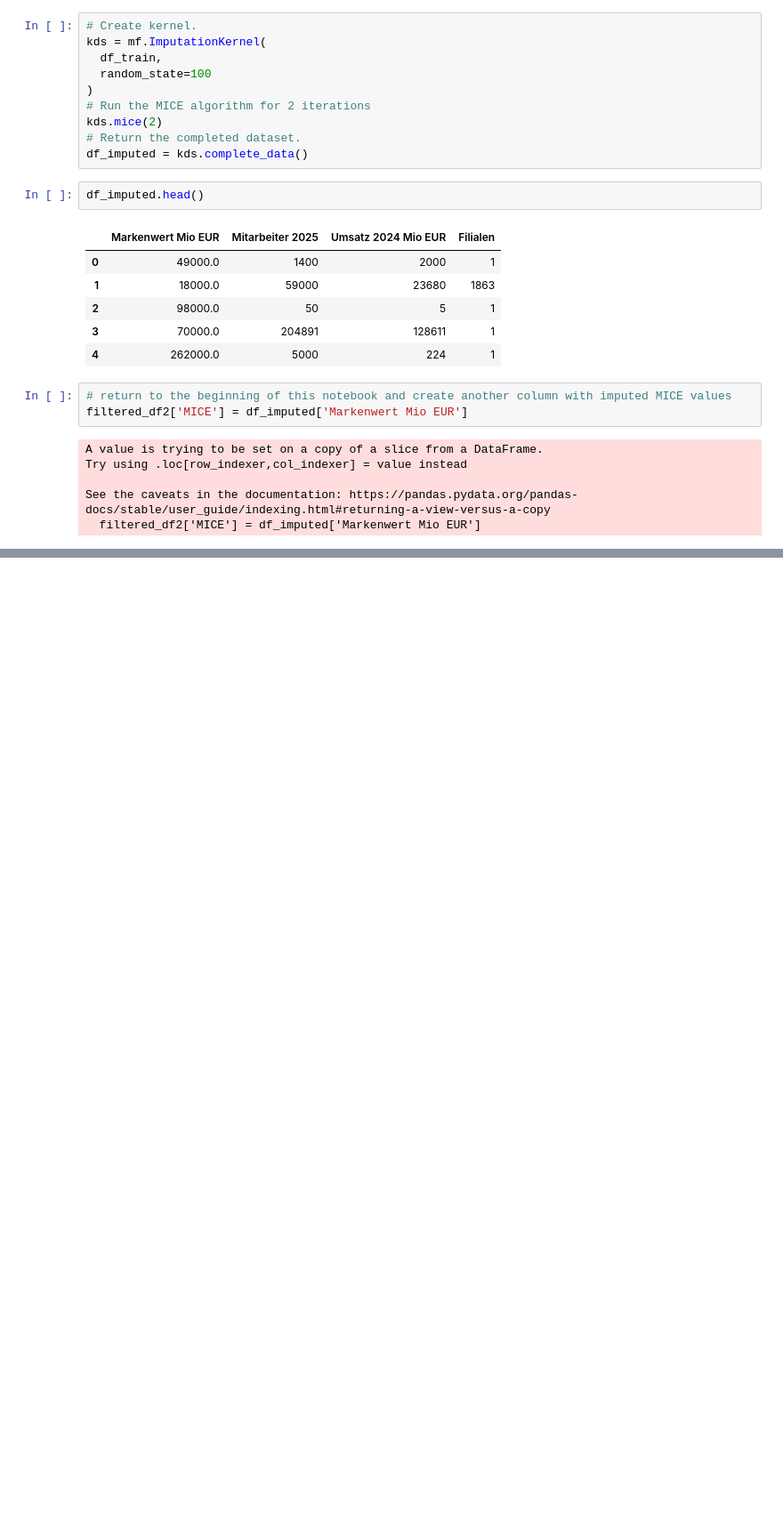
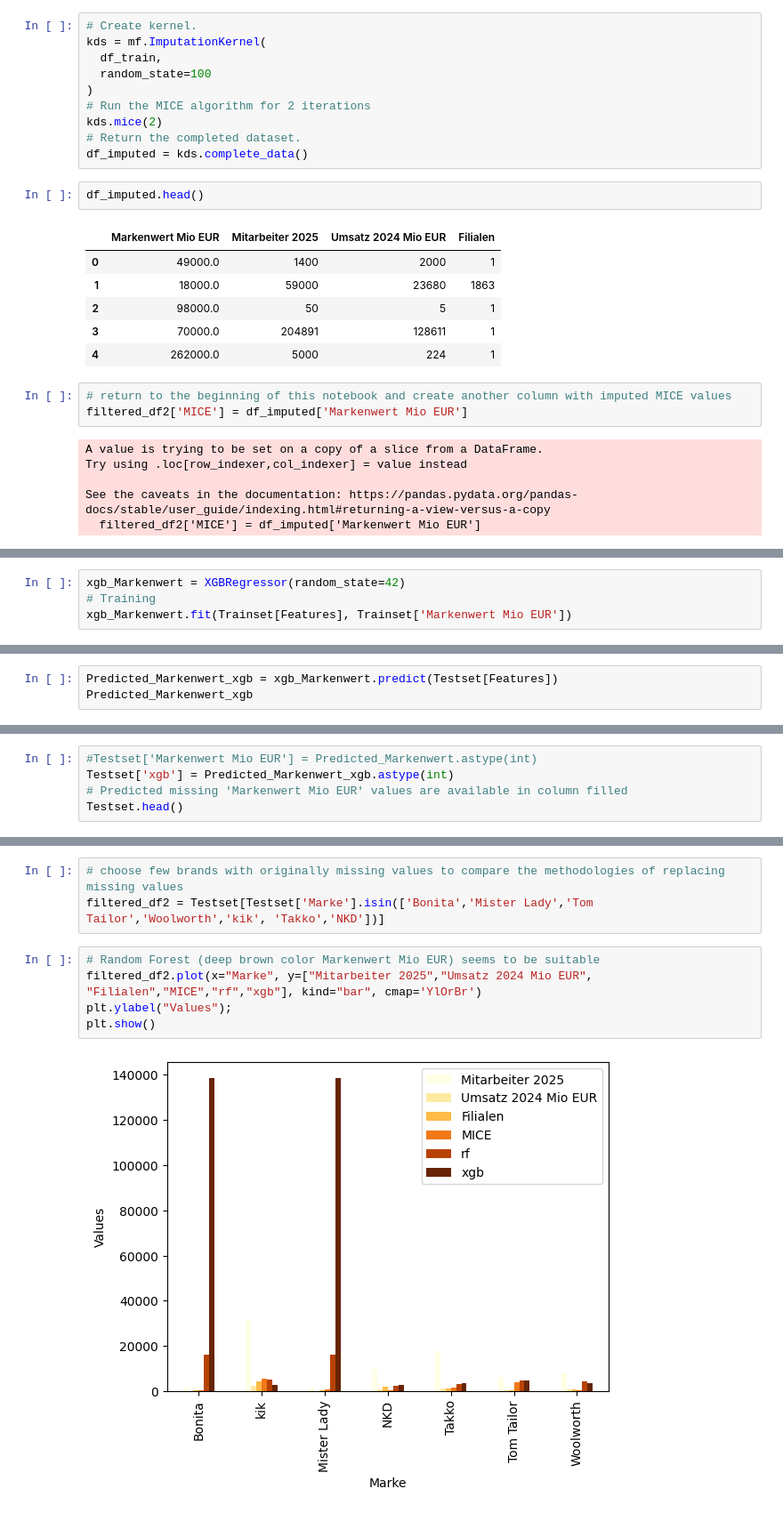
Before and after one commit to spribylova/PythonAppliedAnalytics, a Jupyter notebook: Fashion_File_missing_values_3.ipynb, the cells around one changed output, grey strips where cells are left out. Shown at 89% size. Saved outputs shown, nothing was run; the diff lists cells and outputs as text; blank space fills up the shorter version.

```diff
--- a/Fashion_File_missing_values_3.ipynb
+++ b/Fashion_File_missing_values_3.ipynb
@@ -351,0 +367,4 @@ plt.show()
+# %%
+xgb_Markenwert = XGBRegressor(random_state=42)
+# Training
+xgb_Markenwert.fit(Trainset[Features], Trainset['Markenwert Mio EUR'])
@@ -351,0 +383,3 @@ plt.show()
+# %%
+Predicted_Markenwert_xgb = xgb_Markenwert.predict(Testset[Features])
+Predicted_Markenwert_xgb
@@ -351,0 +406,5 @@ plt.show()
+# %%
+#Testset['Markenwert Mio EUR'] = Predicted_Markenwert.astype(int)
+Testset['xgb'] = Predicted_Markenwert_xgb.astype(int)
+# Predicted missing 'Markenwert Mio EUR' values are available in column filled
+Testset.head()
@@ -351,0 +423,10 @@ plt.show()
+# %%
+# choose few brands with originally missing values to compare the methodologies of replacing missing values
+filtered_df2 = Testset[Testset['Marke'].isin(['Bonita','Mister Lady','Tom Tailor','Woolworth','kik', 'Takko','NKD'])]
+# %%
+# Random Forest (deep brown color Markenwert Mio EUR) seems to be suitable
+filtered_df2.plot(x="Marke", y=["Mitarbeiter 2025","Umsatz 2024 Mio EUR", "Filialen","MICE","rf","xgb"], kind="bar", cmap='YlOrBr')
+plt.ylabel("Values");
+plt.show()
+# %% [output]
+[figure, added]
```
Also changed, not shown: parts of 14 cells of this notebook.
